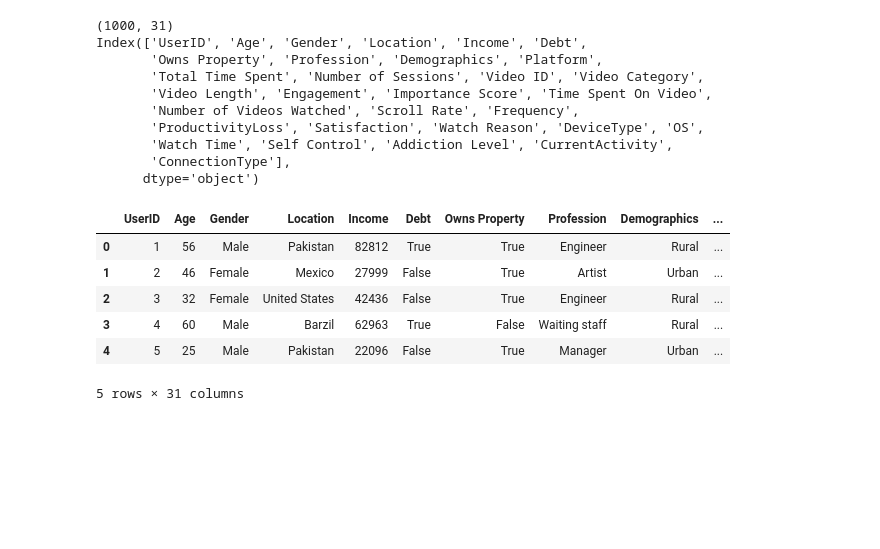
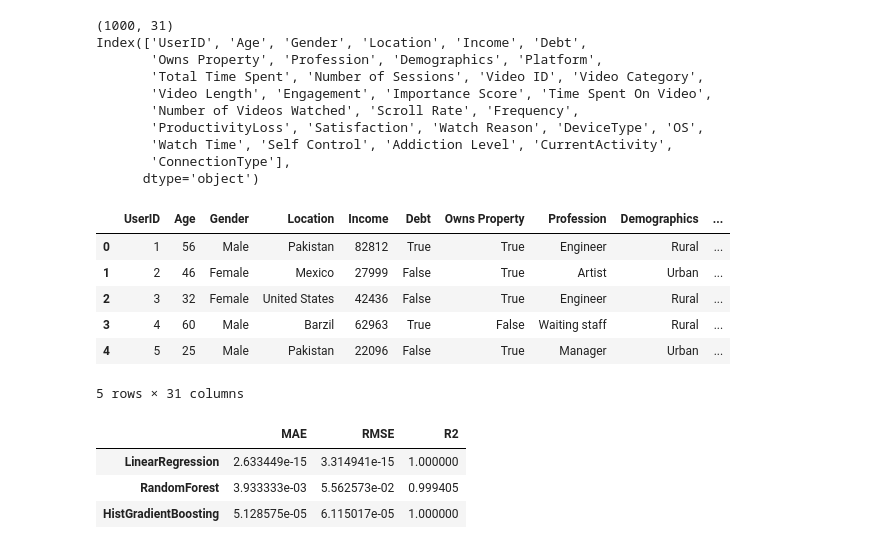
Before and after one commit to Pathushi/Dark-Side-of-Social-Media, a Jupyter notebook: productivity_loss.ipynb, the cells around one changed output. Drawn from its saved outputs; the diff is of its cells as text; code cells hidden in the pictures; blank space fills up the shorter version.

```diff
--- a/productivity_loss.ipynb
+++ b/productivity_loss.ipynb
@@ -71,3 +71,39 @@ preprocess = ColumnTransformer(
 X_train, X_test, y_train, y_test = train_test_split(
     X, y, test_size=0.2, random_state=42
 )
+# %%
+from sklearn.linear_model import LinearRegression
+from sklearn.ensemble import RandomForestRegressor, HistGradientBoostingRegressor
+from sklearn.metrics import mean_absolute_error, mean_squared_error, r2_score
+from math import sqrt
+import pandas as pd
+from sklearn.pipeline import Pipeline
+
+# Define models
+models = {
+    "LinearRegression": LinearRegression(),
+    "RandomForest": RandomForestRegressor(n_estimators=300, random_state=42, n_jobs=-1),
+    "HistGradientBoosting": HistGradientBoostingRegressor(random_state=42)
+}
+
+results = {}
+
+# Train and evaluate
+for name, model in models.items():
+    pipe = Pipeline(steps=[("preprocess", preprocess), ("model", model)])
+    pipe.fit(X_train, y_train)
+    preds = pipe.predict(X_test)
+
+    mae = mean_absolute_error(y_test, preds)
+    rmse = sqrt(mean_squared_error(y_test, preds))   # ✅ fixed for sklearn >= 1.5
+    r2 = r2_score(y_test, preds)
+
+    results[name] = {"MAE": mae, "RMSE": rmse, "R2": r2}
+
+# Show results
+pd.DataFrame(results).T
+# %% [output]
+|  | MAE | RMSE | R2 |
+| LinearRegression | 2.633449e-15 | 3.314941e-15 | 1.000000 |
+| RandomForest | 3.933333e-03 | 5.562573e-02 | 0.999405 |
+| HistGradientBoosting | 5.128575e-05 | 6.115017e-05 | 1.000000 |
```
Also changed, not shown: parts of 14 cells of this notebook, 1 other file.
